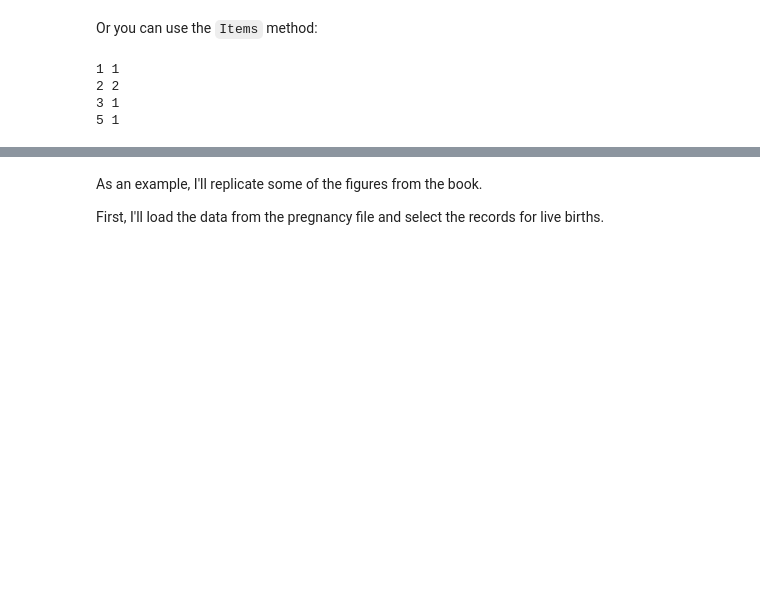
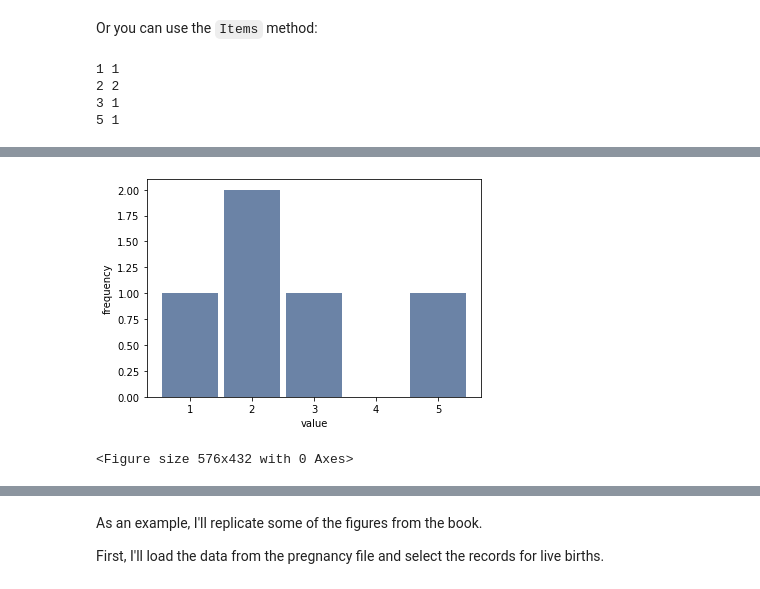
Before and after one commit to huyptruong/ThinkStats2, a Jupyter notebook: code/chap02ex.ipynb, the cells around one changed output, grey strips where cells are left out. Drawn from its saved outputs; the diff is of its cells as text; code cells hidden in the pictures; blank space fills up the shorter version.

```diff
--- a/code/chap02ex.ipynb
+++ b/code/chap02ex.ipynb
@@ -103,0 +120,8 @@ thinkplot.Config(xlabel='value', ylabel='frequency')
+# %%
+# Huy: Strange because the book use thinkplot.Show. What's the difference between Config and Show methods then?
+# I think we definitely should just use Config because Show doesn't hide the text residues
+thinkplot.Hist(hist)
+thinkplot.Show(xlabel='value', ylabel='frequency')
+# %% [output]
+[figure, added]
+<Figure size 576x432 with 0 Axes>
```
Also changed, not shown: parts of 26 cells of this notebook, 3 other files.
